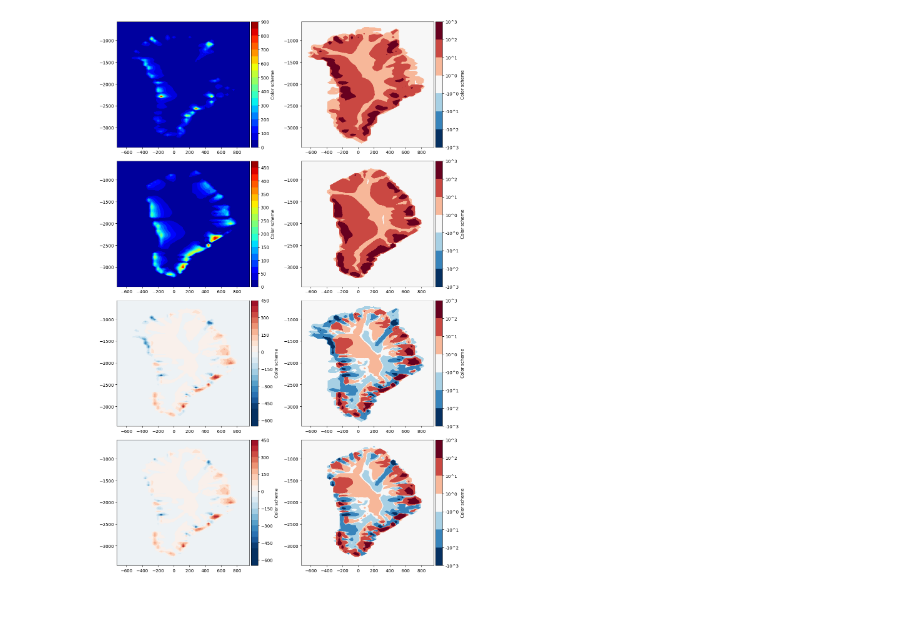
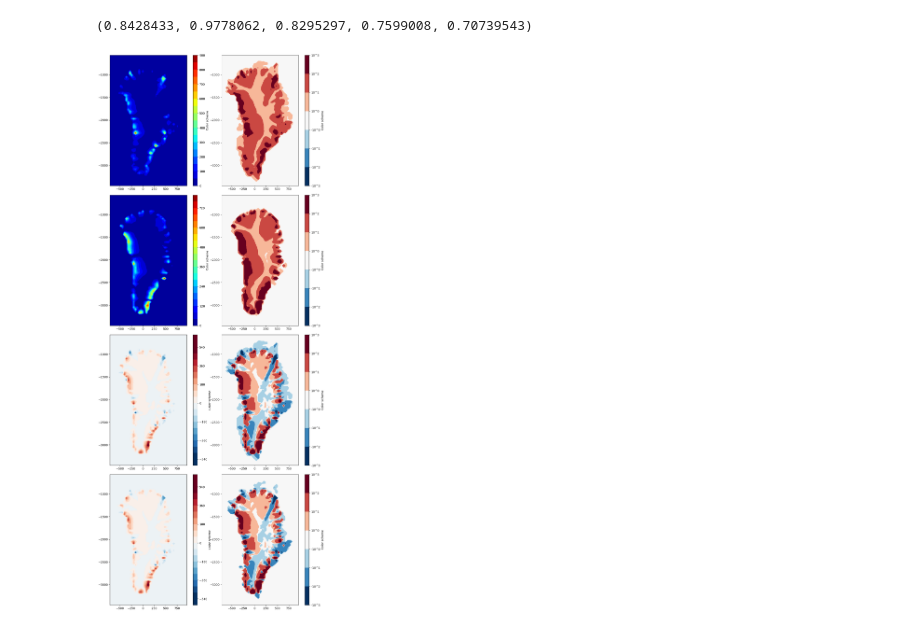
Before and after one commit to Shreyas911/pySICOPOLIS, a Jupyter notebook: examples/jupyter_notebooks/vis_surfvel.ipynb, the cells around one changed output. Drawn from its saved outputs; the diff is of its cells as text; code cells hidden in the pictures.

```diff
--- a/examples/jupyter_notebooks/vis_surfvel.ipynb
+++ b/examples/jupyter_notebooks/vis_surfvel.ipynb
@@ -20,8 +20,5 @@ from pySICOPOLIS import *
 modelPath = '/home/shreyas/update_to_develop_sicopolis/sicopolis_spinups/sico_out/'
 dataPath = '/scratch2/shreyas/GrIS_paleo_data/'
 
-ds_surfvel_data_40km = xr.open_dataset(dataPath + 'vel_data_40kms.nc')
-
-ds_grl40_bm5_paleo17a_CT4_BH0_m11ka_pkp = xr.open_dataset(modelPath + 'grl40_bm5_paleo17a_CT4_BH0_m11ka_pkp/grl40_bm5_paleo17a_CT4_BH0_m11ka_pkp0006.nc')
-ds_grl40_bm5_paleo17a_CT4_BH0_m11ka_pkp['vs'] = ds_grl40_bm5_paleo17a_CT4_BH0_m11ka_pkp['vh_s'].copy()
-ds_grl40_bm5_paleo17a_CT4_BH0_m11ka_pkp.to_netcdf('/scratch2/shreyas/GrIS_paleo_data/fake_vel_data_40kms.nc', mode='w')
+ds_surfvel_data_40km = xr.open_dataset(dataPath + 'surfvel_data_40kms.nc')
+ds_surfvel_model_40km = xr.open_dataset(modelPath + 'grl40_bm5_paleo17a_nudged_CT4_BH0_m21ka_pkp/grl40_bm5_paleo17a_nudged_CT4_BH0_m21ka_pkp0007.nc')
@@ -36,48 +143,63 @@ np.min(temp)
+# %%
+np.sum(np.sort(costs.flatten())[::-1][:100])/cost, \
+np.sum(np.sort(costs_weighted.flatten())[::-1][:100])/cost_weighted, \
+np.sum(np.sort(costs_real_weighted.flatten())[::-1][:100])/cost_real_weighted, \
+np.sum(np.sort(costs_real_smoother_weighted.flatten())[::-1][:100])/cost_real_smoother_weighted, \
+np.sum(np.sort(costs_real_smoothest_weighted.flatten())[::-1][:100])/cost_real_smoothest_weighted
+# %% [output]
+(0.8428433, 0.9778062, 0.8295297, 0.7599008, 0.70739543)
 # %%
-plt.rcParams["figure.figsize"] = (12,18)
-fig, ax = plt.subplots(4,2)
+n_rows, n_cols = 4, 2
+aspect_ratio = len(ds_surfvel_model_40km['x'])/len(ds_surfvel_model_40km['y'])
+subplot_width = 4
+subplot_height = subplot_width / aspect_ratio
+plt.rcParams["figure.figsize"] = ((n_cols+0.75)*subplot_width, n_rows*subplot_height)
+fig, ax = plt.subplots(n_rows, n_cols)
+
+for axis in ax.flatten():
+    axis.set_box_aspect(1/aspect_ratio)
 
 fancyPlotter.plot_normal(ds_surfvel_data_40km['x'],
                          ds_surfvel_data_40km['y'],
                          ds_surfvel_data_40km['vs'],
                          cmap = 'jet', nbins = 20, fig = fig, ax = ax[0, 0])
 
 fancyPlotter.plot_log(ds_surfvel_data_40km['x'],
                       ds_surfvel_data_40km['y'],
                       ds_surfvel_data_40km['vs'],
                       cmap = 'RdBu_r', nbins = None, bin_edges = [0, 1, 2, 3], fig = fig, ax = ax[0, 1])
 
-fancyPlotter.plot_normal(ds_grl40_bm5_paleo17a_CT4_BH0_m11ka_pkp['x']/1000,
-                         ds_grl40_bm5_paleo17a_CT4_BH0_m11ka_pkp['y']/1000,
-                         ds_grl40_bm5_paleo17a_CT4_BH0_m11ka_pkp['vh_s'],
+fancyPlotter.plot_normal(ds_surfvel_model_40km['x']/1000,
+                         ds_surfvel_model_40km['y']/1000,
+                         ds_surfvel_model_40km['vh_s'],
                          cmap = 'jet', nbins = 20, fig = fig, ax = ax[1, 0])
 
-fancyPlotter.plot_log(ds_grl40_bm5_paleo17a_CT4_BH0_m11ka_pkp['x']/1000,
-                      ds_grl40_bm5_paleo17a_CT4_BH0_m11ka_pkp['y']/1000,
-                      ds_grl40_bm5_paleo17a_CT4_BH0_m11ka_pkp['vh_s'],
+fancyPlotter.plot_log(ds_surfvel_model_40km['x']/1000,
+                      ds_surfvel_model_40km['y']/1000,
+                      ds_surfvel_model_40km['vh_s'],
                       cmap = 'RdBu_r', nbins = None, bin_edges = [0, 1, 2, 3], fig = fig, ax = ax[1, 1])
 
-fancyPlotter.plot_normal(ds_grl40_bm5_paleo17a_CT4_BH0_m11ka_pkp['x']/1000,
-                         ds_grl40_bm5_paleo17a_CT4_BH0_m11ka_pkp['y']/1000,
-                         ds_grl40_bm5_paleo17a_CT4_BH0_m11ka_pkp['vh_s'].data - ds_surfvel_data_40km['vs'].data,
+fancyPlotter.plot_normal(ds_surfvel_model_40km['x']/1000,
+                         ds_surfvel_model_40km['y']/1000,
+                         ds_surfvel_model_40km['vh_s'].data - ds_surfvel_data_40km['vs'].data,
                          cmap = 'RdBu_r', vmin = -500, vmax = 500, nbins = 20, fig = fig, ax = ax[2, 0])
 
-fancyPlotter.plot_log(ds_grl40_bm5_paleo17a_CT4_BH0_m11ka_pkp['x']/1000,
-                      ds_grl40_bm5_paleo17a_CT4_BH0_m11ka_pkp['y']/1000,
-                      ds_grl40_bm5_paleo17a_CT4_BH0_m11ka_pkp['vh_s'].data - ds_surfvel_data_40km['vs'].data,
+fancyPlotter.plot_log(ds_surfvel_model_40km['x']/1000,
+                      ds_surfvel_model_40km['y']/1000,
+                      ds_surfvel_model_40km['vh_s'].data - ds_surfvel_data_40km['vs'].data,
                       cmap = 'RdBu_r', nbins = None, bin_edges = [0, 1, 2, 3], fig = fig, ax = ax[2, 1])
 
-mask = (ds_grl40_bm5_paleo17a_CT4_BH0_m11ka_pkp['H'] > 0).data
-fancyPlotter.plot_normal(ds_grl40_bm5_paleo17a_CT4_BH0_m11ka_pkp['x']/1000,
-                         ds_grl40_bm5_paleo17a_CT4_BH0_m11ka_pkp['y']/1000,
-                         (ds_grl40_bm5_paleo17a_CT4_BH0_m11ka_pkp['vh_s'].data - ds_surfvel_data_40km['vs'].data)*mask,
+mask = (ds_surfvel_model_40km['H'] > 0).data
+fancyPlotter.plot_normal(ds_surfvel_model_40km['x']/1000,
+                         ds_surfvel_model_40km['y']/1000,
+                         (ds_surfvel_model_40km['vh_s'].data - ds_surfvel_data_40km['vs'].data)*mask,
                          cmap = 'RdBu_r', vmin = -500, vmax = 500, nbins = 20, fig = fig, ax = ax[3, 0])
 
-fancyPlotter.plot_log(ds_grl40_bm5_paleo17a_CT4_BH0_m11ka_pkp['x']/1000,
-                      ds_grl40_bm5_paleo17a_CT4_BH0_m11ka_pkp['y']/1000,
-                      (ds_grl40_bm5_paleo17a_CT4_BH0_m11ka_pkp['vh_s'].data - ds_surfvel_data_40km['vs'].data)*mask,
+fancyPlotter.plot_log(ds_surfvel_model_40km['x']/1000,
+                      ds_surfvel_model_40km['y']/1000,
+                      (ds_surfvel_model_40km['vh_s'].data - ds_surfvel_data_40km['vs'].data)*mask,
                       cmap = 'RdBu_r', nbins = None, bin_edges = [0, 1, 2, 3], fig = fig, ax = ax[3, 1])
 
 plt.tight_layout()
 # %% [output]
-[figure, old version]
+[figure, new version]
```
Also changed, not shown: parts of 3 cells of this notebook, 9 other files.
